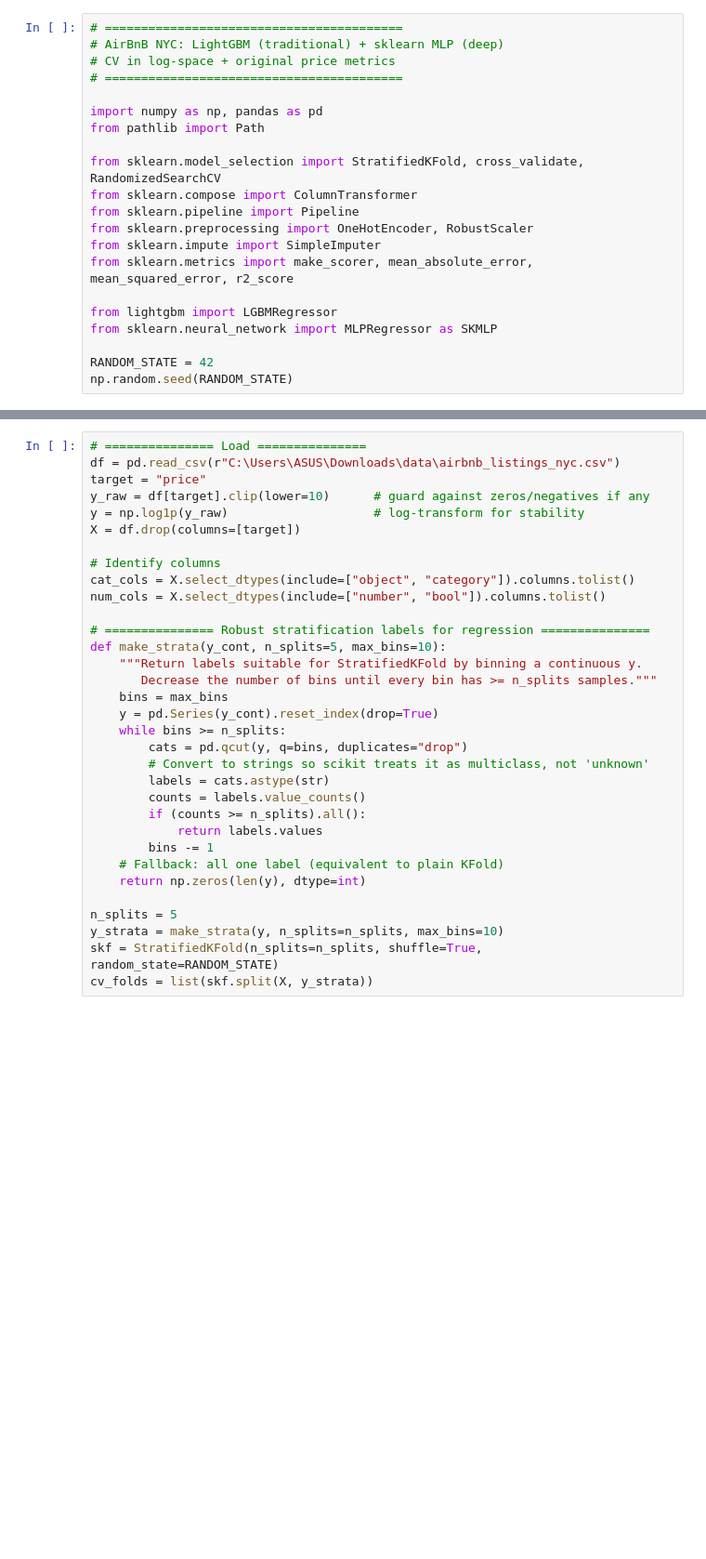
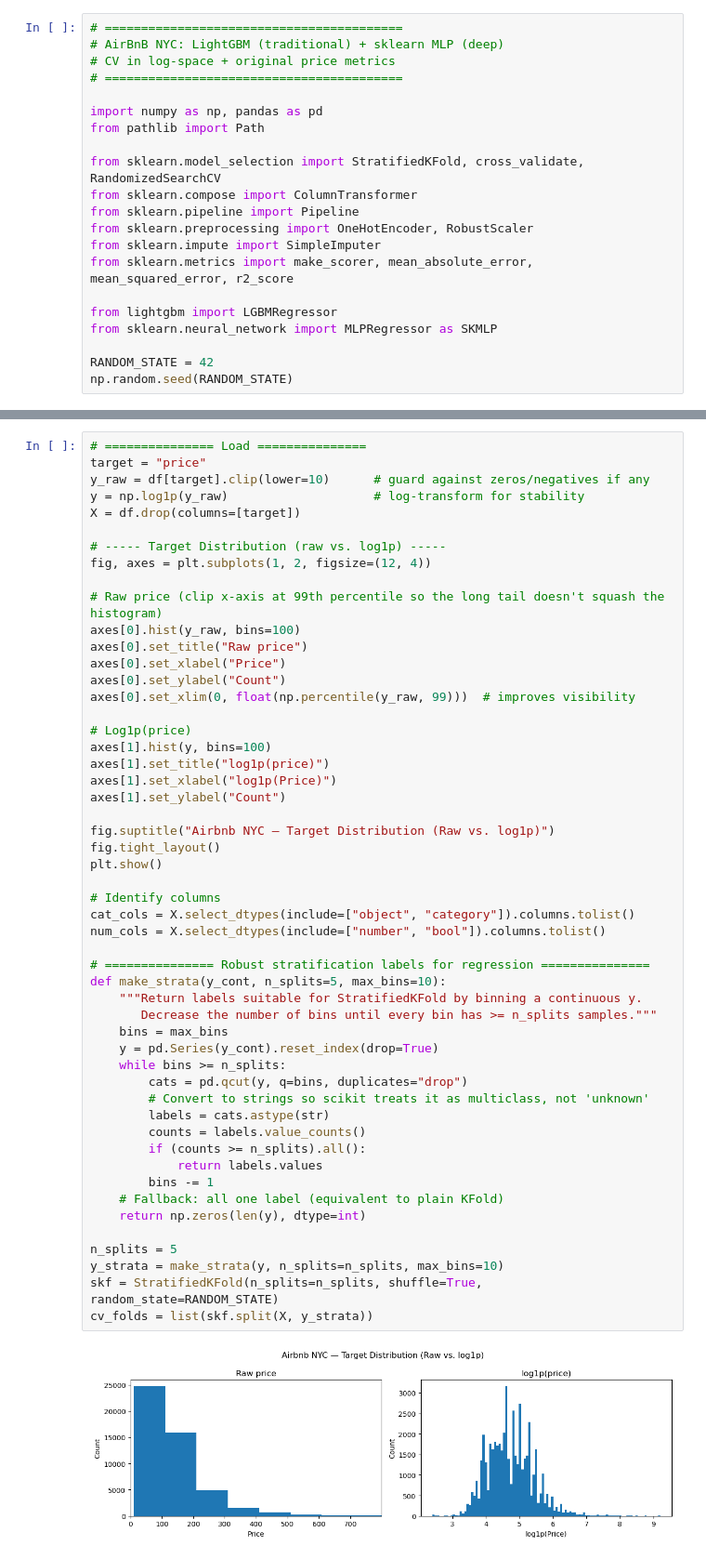
Before and after one commit to YanwithA/MachineLearning, a Jupyter notebook: Airbnb.ipynb, the cells around one changed output, grey strips where cells are left out. Shown at 93% size. Cells and saved outputs as stored; diff of their text form; blank space fills up the shorter version.

```diff
--- a/Airbnb.ipynb
+++ b/Airbnb.ipynb
@@ -22,36 +74,57 @@ np.random.seed(RANDOM_STATE)
 # %%
 # =============== Load ===============
-df = pd.read_csv(r"C:\Users\ASUS\Downloads\data\airbnb_listings_nyc.csv")
 target = "price"
 y_raw = df[target].clip(lower=10)      # guard against zeros/negatives if any
 y = np.log1p(y_raw)                    # log-transform for stability
 X = df.drop(columns=[target])
+
+# ----- Target Distribution (raw vs. log1p) -----
+fig, axes = plt.subplots(1, 2, figsize=(12, 4))
+
+# Raw price (clip x-axis at 99th percentile so the long tail doesn't squash the histogram)
+axes[0].hist(y_raw, bins=100)
+axes[0].set_title("Raw price")
+axes[0].set_xlabel("Price")
+axes[0].set_ylabel("Count")
+axes[0].set_xlim(0, float(np.percentile(y_raw, 99)))  # improves visibility
+
+# Log1p(price)
+axes[1].hist(y, bins=100)
+axes[1].set_title("log1p(price)")
+axes[1].set_xlabel("log1p(Price)")
+axes[1].set_ylabel("Count")
+
+fig.suptitle("Airbnb NYC — Target Distribution (Raw vs. log1p)")
+fig.tight_layout()
+plt.show()
 
 # Identify columns
 cat_cols = X.select_dtypes(include=["object", "category"]).columns.tolist()
 num_cols = X.select_dtypes(include=["number", "bool"]).columns.tolist()
 
 # =============== Robust stratification labels for regression ===============
 def make_strata(y_cont, n_splits=5, max_bins=10):
     """Return labels suitable for StratifiedKFold by binning a continuous y.
        Decrease the number of bins until every bin has >= n_splits samples."""
     bins = max_bins
     y = pd.Series(y_cont).reset_index(drop=True)
     while bins >= n_splits:
         cats = pd.qcut(y, q=bins, duplicates="drop")
         # Convert to strings so scikit treats it as multiclass, not 'unknown'
         labels = cats.astype(str)
         counts = labels.value_counts()
         if (counts >= n_splits).all():
             return labels.values
         bins -= 1
     # Fallback: all one label (equivalent to plain KFold)
     return np.zeros(len(y), dtype=int)
 
 n_splits = 5
 y_strata = make_strata(y, n_splits=n_splits, max_bins=10)
 skf = StratifiedKFold(n_splits=n_splits, shuffle=True, random_state=RANDOM_STATE)
 cv_folds = list(skf.split(X, y_strata))
+# %% [output]
+[figure, added]
 # %%
 # =============== Preprocessing ===============
 # For MLP (deep): impute + scale numeric; impute + OHE categoricals
```
Also changed, not shown: parts of 5 cells of this notebook.
